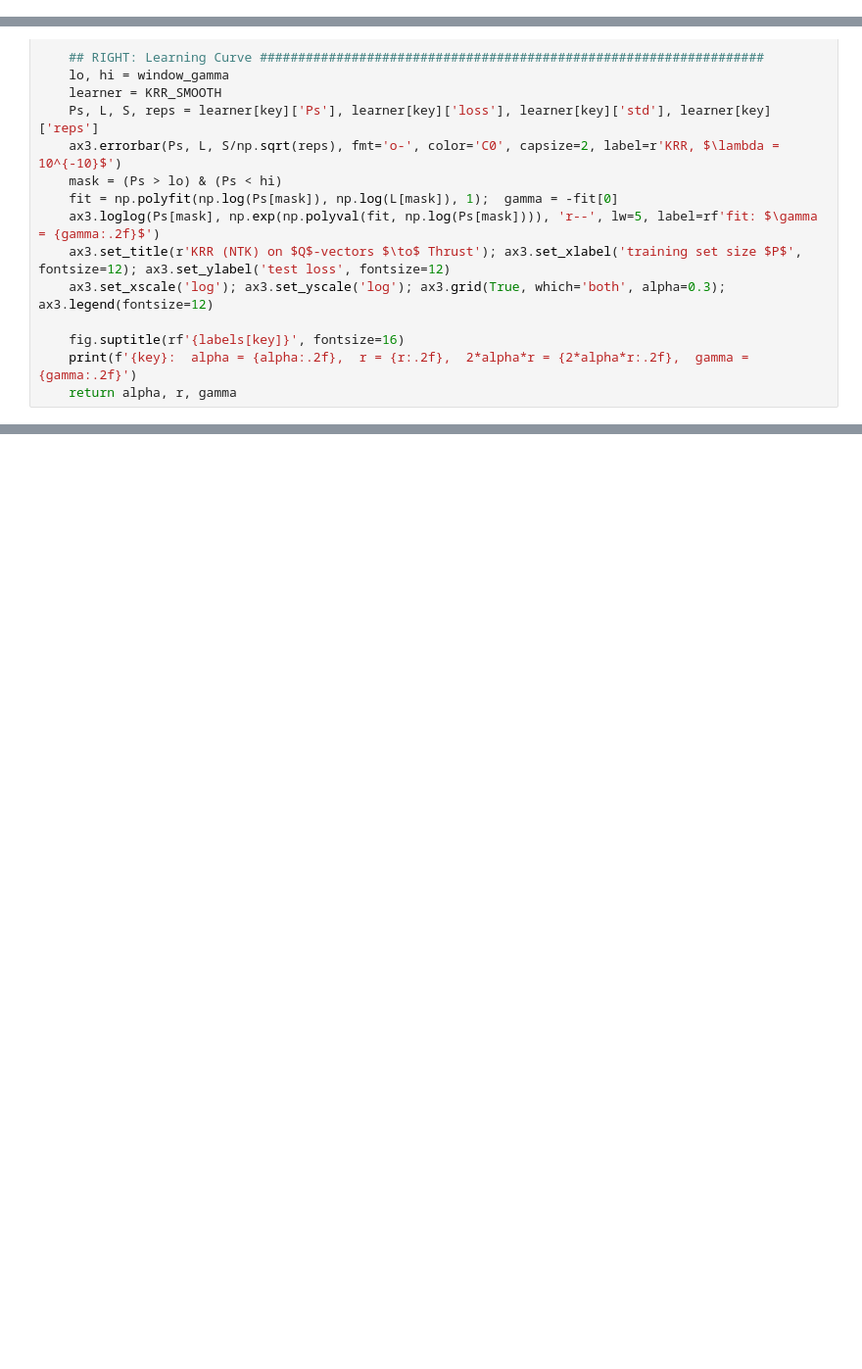
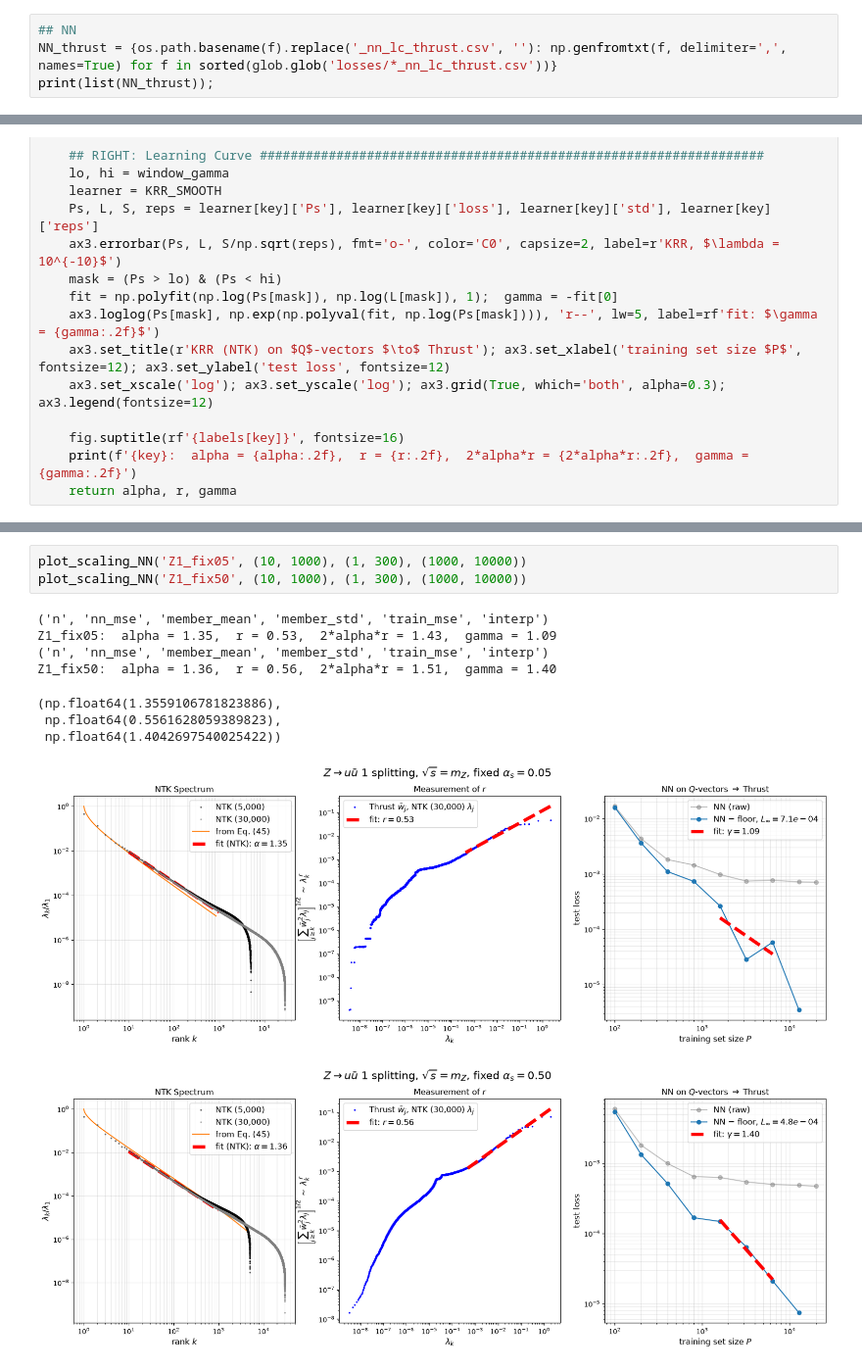
Before and after one commit to ykahn/Jet-Scaling-Laws, a Jupyter notebook: StevensCode/plot_together.ipynb, the cells around one changed output, grey strips where cells are left out. Shown at 98% size. Drawn from its saved outputs; the diff is of its cells as text; blank space fills up the shorter version.

```diff
--- a/StevensCode/plot_together.ipynb
+++ b/StevensCode/plot_together.ipynb
@@ -72,3 +87,7 @@ TARGET_SMOOTH = {key: np.load(f) for key in keys if os.path.exists(f := f'spectr
 λ, depth = 1e-10, 4
 KRR = {key: np.load(f) for key in keys if os.path.exists(f := f'losses/KRR_NTK_d{depth}_lam{λ:g}_{key}.npz')}
 KRR_SMOOTH = {key: np.load(f) for key in keys if os.path.exists(f := f'losses/KRR_NTK_d{depth}_lam{λ:g}_SMOOTH_{key}.npz')}
+# %%
+## NN
+NN_thrust = {os.path.basename(f).replace('_nn_lc_thrust.csv', ''): np.genfromtxt(f, delimiter=',', names=True) for f in sorted(glob.glob('losses/*_nn_lc_thrust.csv'))}
+print(list(NN_thrust));
@@ -256,0 +337,13 @@ Z1_1TeV:  alpha = 1.43,  r = 1.53,  2*alpha*r = 4.39,  gamma = 2.50
+# %%
+plot_scaling_NN('Z1_fix05', (10, 1000), (1, 300), (1000, 10000))
+plot_scaling_NN('Z1_fix50', (10, 1000), (1, 300), (1000, 10000))
+# %% [output]
+('n', 'nn_mse', 'member_mean', 'member_std', 'train_mse', 'interp')
+Z1_fix05:  alpha = 1.35,  r = 0.53,  2*alpha*r = 1.43,  gamma = 1.09
+('n', 'nn_mse', 'member_mean', 'member_std', 'train_mse', 'interp')
+Z1_fix50:  alpha = 1.36,  r = 0.56,  2*alpha*r = 1.51,  gamma = 1.40
+(np.float64(1.3559106781823886),
+ np.float64(0.5561628059389823),
+ np.float64(1.4042697540025422))
+[figure, added]
+[figure, added]
```
Also changed, not shown: parts of 7 cells of this notebook, 6 other files.
